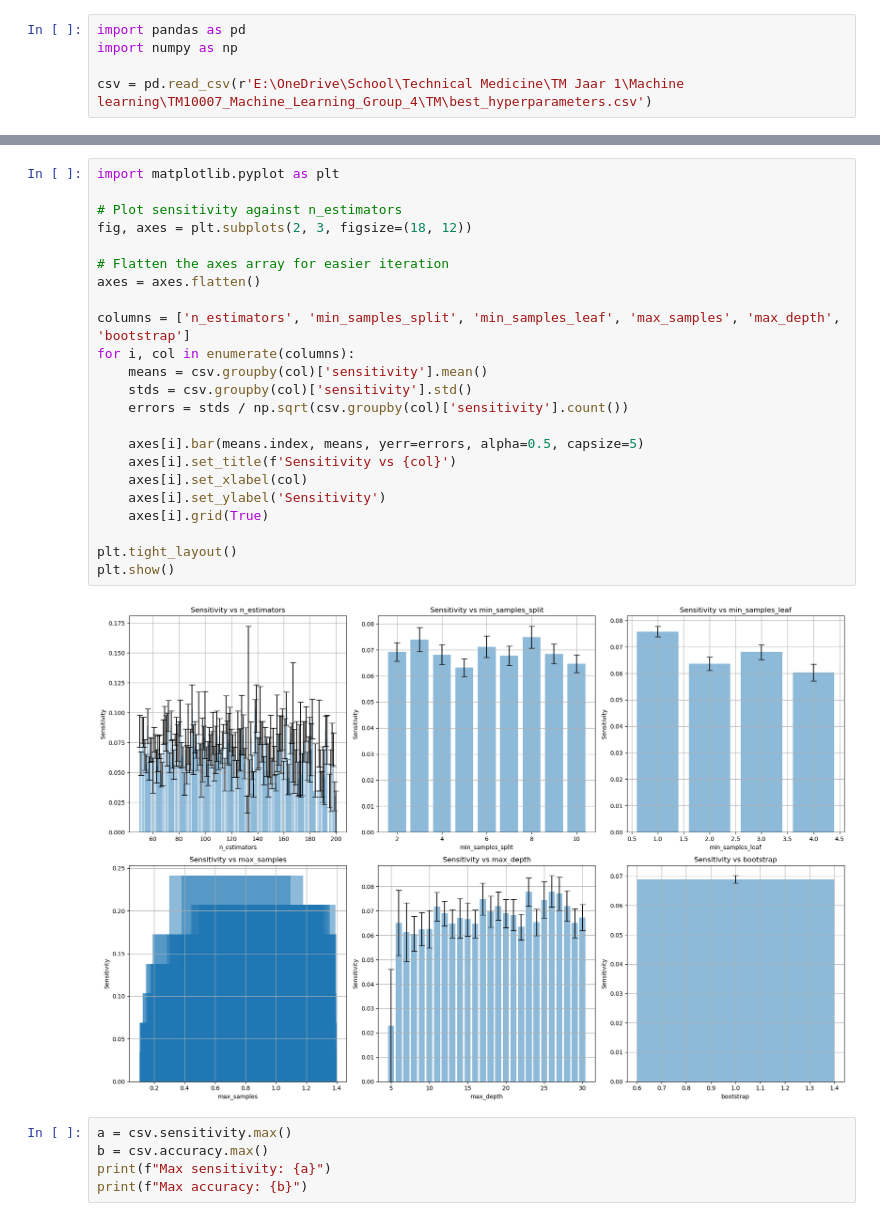
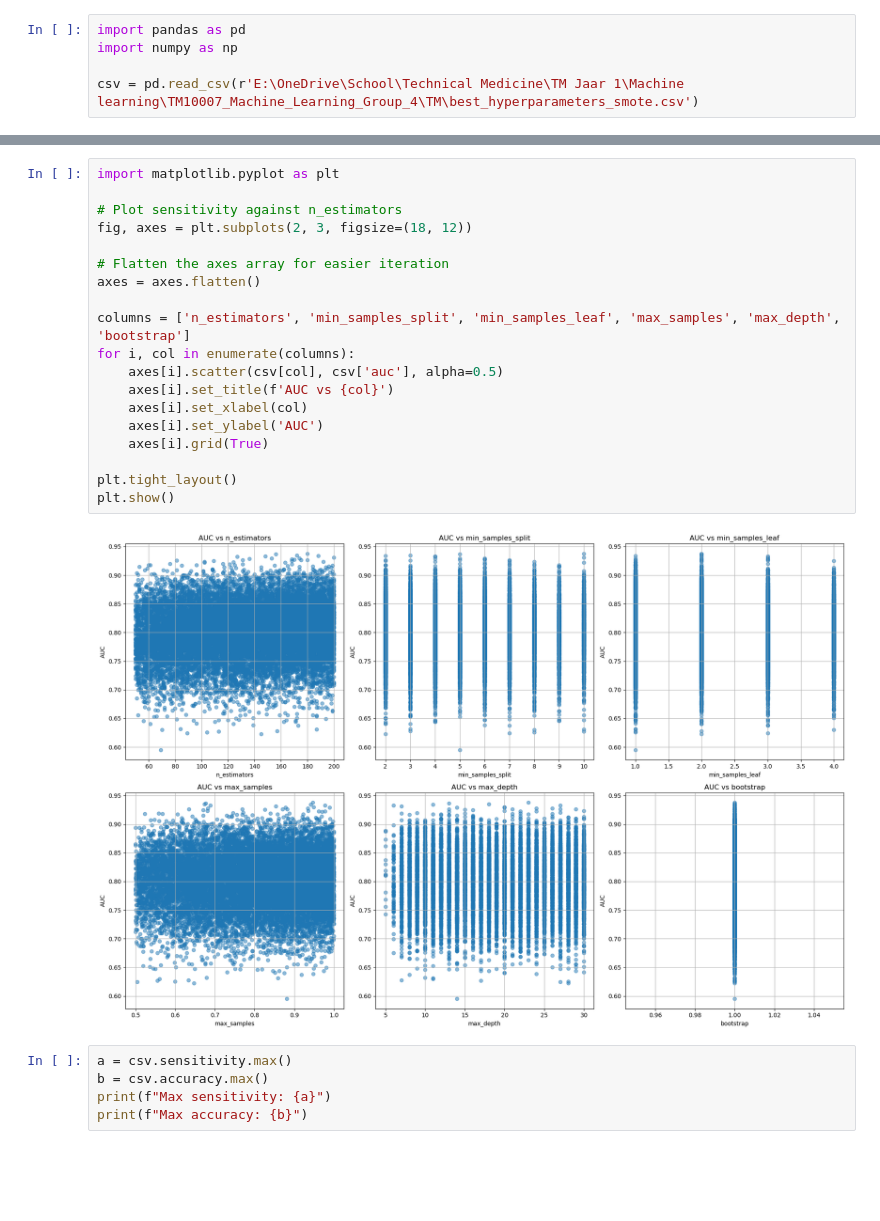
Before and after one commit to Ming842/TM10007_Machine_Learning_Group_4, a Jupyter notebook: plot.ipynb, the cells around one changed output, grey strips where cells are left out. Drawn from its saved outputs; the diff is of its cells as text; blank space fills up the shorter version.

```diff
--- a/plot.ipynb
+++ b/plot.ipynb
@@ -2,4 +2,4 @@
 import pandas as pd
 import numpy as np
 
-csv = pd.read_csv(r'E:\OneDrive\School\Technical Medicine\TM Jaar 1\Machine learning\TM10007_Machine_Learning_Group_4\TM\best_hyperparameters.csv')
+csv = pd.read_csv(r'E:\OneDrive\School\Technical Medicine\TM Jaar 1\Machine learning\TM10007_Machine_Learning_Group_4\TM\best_hyperparameters_smote.csv')
@@ -6,28 +25,24 @@ csv = pd.read_csv(r'E:\OneDrive\School\Technical Medicine\TM Jaar 1\Machine lear
 # %%
 import matplotlib.pyplot as plt
 
 # Plot sensitivity against n_estimators
 fig, axes = plt.subplots(2, 3, figsize=(18, 12))
 
 # Flatten the axes array for easier iteration
 axes = axes.flatten()
 
 columns = ['n_estimators', 'min_samples_split', 'min_samples_leaf', 'max_samples', 'max_depth', 'bootstrap']
 for i, col in enumerate(columns):
-    means = csv.groupby(col)['sensitivity'].mean()
-    stds = csv.groupby(col)['sensitivity'].std()
-    errors = stds / np.sqrt(csv.groupby(col)['sensitivity'].count())
-
-    axes[i].bar(means.index, means, yerr=errors, alpha=0.5, capsize=5)
-    axes[i].set_title(f'Sensitivity vs {col}')
+    axes[i].scatter(csv[col], csv['auc'], alpha=0.5)
+    axes[i].set_title(f'AUC vs {col}')
     axes[i].set_xlabel(col)
-    axes[i].set_ylabel('Sensitivity')
+    axes[i].set_ylabel('AUC')
     axes[i].grid(True)
 
 plt.tight_layout()
 plt.show()
 # %% [output]
-[figure, old version]
+[figure, new version]
 # %%
 a = csv.sensitivity.max()
 b = csv.accuracy.max()
```
Also changed, not shown: parts of 1 cell of this notebook, 2 other files.
